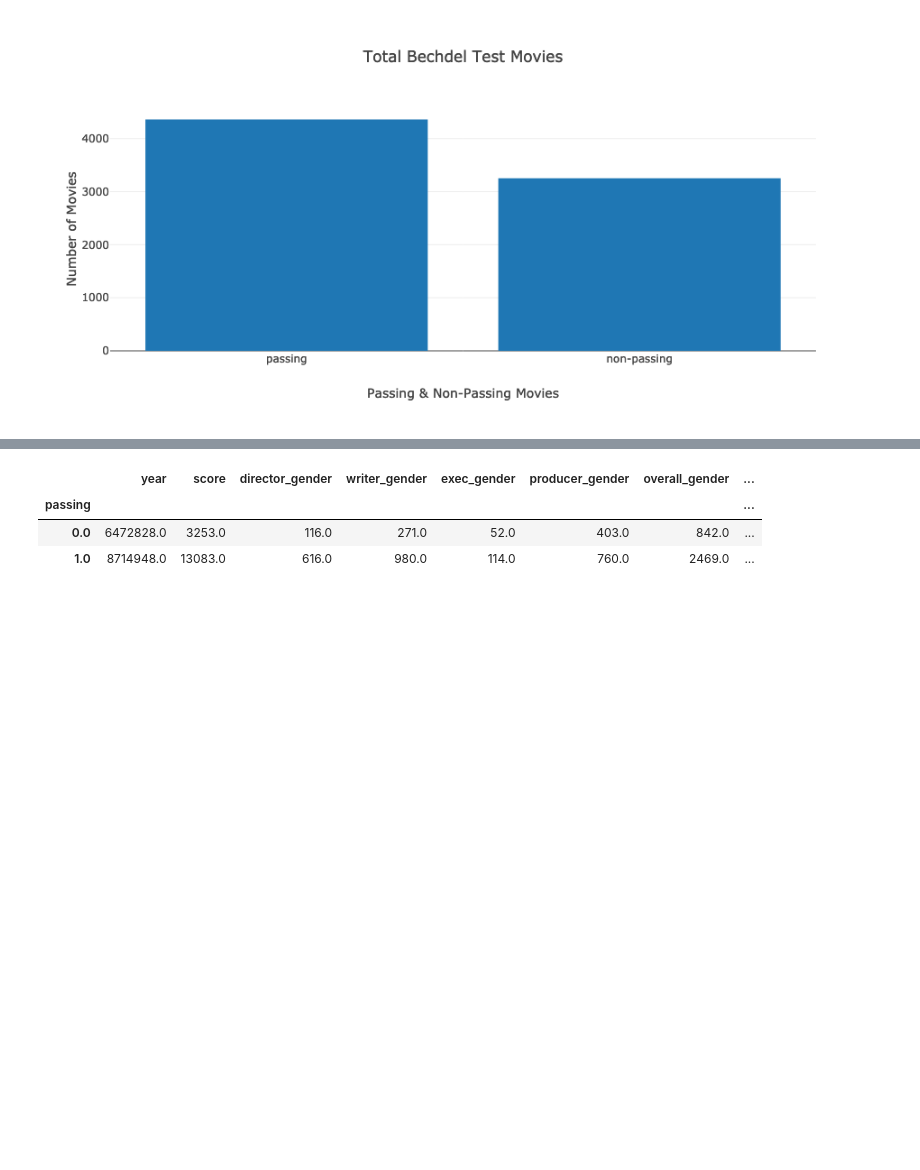
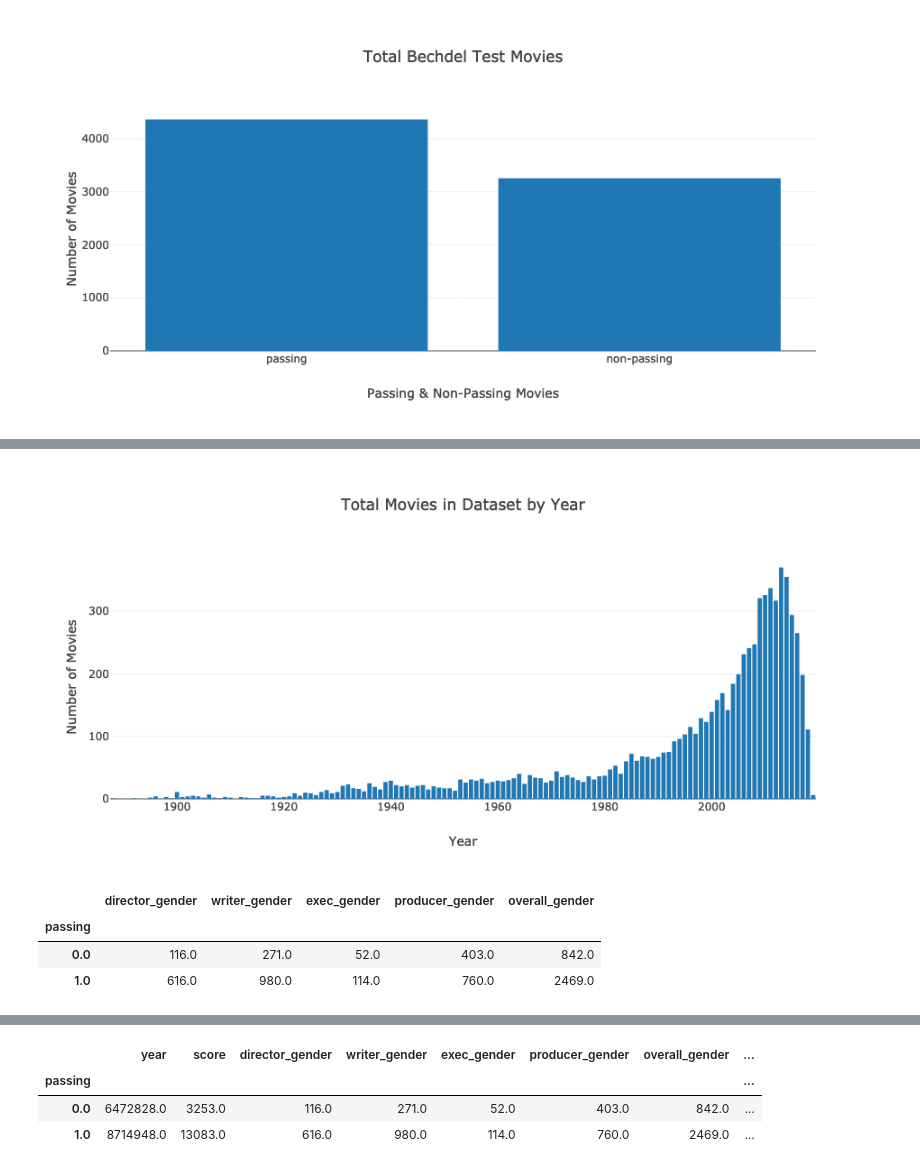
Before and after one commit to MagicMilly/women-in-film-analysis-dashboard, a Jupyter notebook: plotly_visualizations.ipynb, the cells around one changed output, grey strips where cells are left out. Drawn from its saved outputs; the diff is of its cells as text; code cells hidden in the pictures; blank space fills up the shorter version.

Commit message:
gender counts viz

```diff
--- a/plotly_visualizations.ipynb
+++ b/plotly_visualizations.ipynb
@@ -153,0 +152,15 @@ iplot(fig)
+# %%
+year_counts = bechdel_df.groupby(['year']).size()
+# %%
+trace = go.Bar(
+            x=[year for year in year_counts.index],
+            y=[count for count in year_counts.values]
+)
+data = [trace]
+layout = go.Layout(title="Total Movies in Dataset by Year", xaxis=dict(title="Year"),
+                   yaxis=dict(title="Number of Movies"))
+
+fig = go.Figure(data=data, layout=layout)
+iplot(fig)
+# %% [output]
+[figure, added]
@@ -153,0 +172,7 @@ iplot(fig)
+# %%
+bechdel_df.groupby('passing')[gender_columns].sum()
+# %% [output]
+|  | director_gender | writer_gender | exec_gender | producer_gender | overall_gender |
+| passing |  |  |  |  |  |
+| 0.0 | 116.0 | 271.0 | 52.0 | 403.0 | 842.0 |
+| 1.0 | 616.0 | 980.0 | 114.0 | 760.0 | 2469.0 |
```
Also changed, not shown: parts of 7 cells of this notebook.
